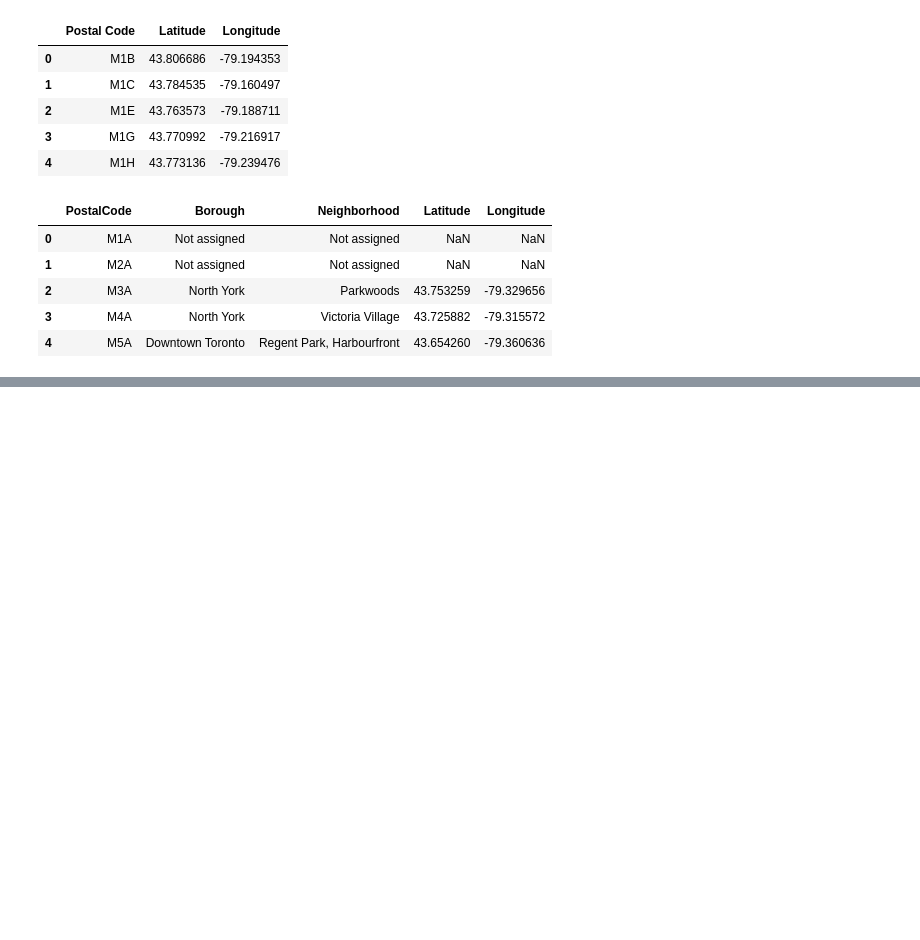
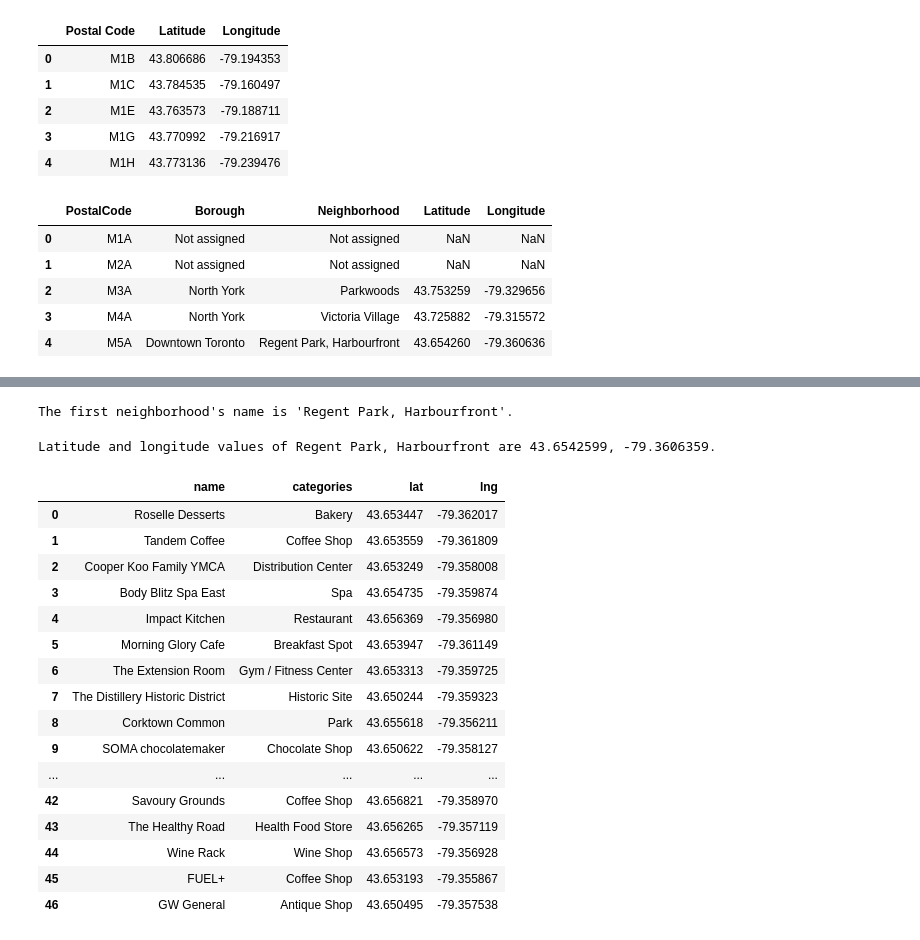
Before and after one commit to KaterinaJ/Coursera_Capstone, a Jupyter notebook: Segmenting and Clustering Neighborhoods.ipynb, the cells around one changed output, grey strips where cells are left out. Drawn from its saved outputs; the diff is of its cells as text; code cells hidden in the pictures; blank space fills up the shorter version.

```diff
--- a/Segmenting and Clustering Neighborhoods.ipynb
+++ b/Segmenting and Clustering Neighborhoods.ipynb
@@ -131,0 +168,3 @@ df_toronto.head()
+# %%
+df_toronto1 = df_toronto[df_toronto['Borough'].str.contains("Toronto")].reset_index(drop=True)
+df_toronto1.head()
@@ -131,0 +213,25 @@ df_toronto.head()
+# %%
+neighborhood_name = df_toronto1.loc[0, 'Neighborhood']
+print(f"The first neighborhood's name is '{neighborhood_name}'.")
+# %% [output]
+The first neighborhood's name is 'Regent Park, Harbourfront'.
+# %%
+neighborhood_latitude = df_toronto1.loc[0, 'Latitude']
+neighborhood_longitude = df_toronto1.loc[0, 'Longitude']
+
+print('Latitude and longitude values of {} are {}, {}.'.format(neighborhood_name,
+                                                               neighborhood_latitude,
+                                                               neighborhood_longitude))
+# %% [output]
+Latitude and longitude values of Regent Park, Harbourfront are 43.6542599, -79.3606359.
+# %%
+LIMIT = 100
+radius = 500
+url = 'https://api.foursquare.com/v2/venues/explore?&client_id={}&client_secret={}&v={}&ll={},{}&radius={}&limit={}'.format(
+    CLIENT_ID,
+    CLIENT_SECRET,
+    VERSION,
+    neighborhood_latitude,
+    neighborhood_longitude,
+    radius,
+    LIMIT)
@@ -131,0 +240,37 @@ df_toronto.head()
+# %%
+def get_category_type(row):
+    try:
+        categories_list = row['categories']
+    except:
+        categories_list = row['venue.categories']
+
+    if len(categories_list) == 0:
+        return None
+    else:
+        return categories_list[0]['name']
+# %%
+venues =  requests.get(url).json()["response"]['groups'][0]['items']
+nearby_venues = json_normalize(venues)
+filtered_columns = ['venue.name', 'venue.categories', 'venue.location.lat', 'venue.location.lng']
+nearby_venues =nearby_venues.loc[:, filtered_columns]
+nearby_venues['venue.categories'] = nearby_venues.apply(get_category_type, axis=1)
+nearby_venues.columns = [col.split(".")[-1] for col in nearby_venues.columns]
+nearby_venues
+# %% [output]
+|  | name | categories | lat | lng |
+| 0 | Roselle Desserts | Bakery | 43.653447 | -79.362017 |
+| 1 | Tandem Coffee | Coffee Shop | 43.653559 | -79.361809 |
+| 2 | Cooper Koo Family YMCA | Distribution Center | 43.653249 | -79.358008 |
+| 3 | Body Blitz Spa East | Spa | 43.654735 | -79.359874 |
+| 4 | Impact Kitchen | Restaurant | 43.656369 | -79.356980 |
+| 5 | Morning Glory Cafe | Breakfast Spot | 43.653947 | -79.361149 |
+| 6 | The Extension Room | Gym / Fitness Center | 43.653313 | -79.359725 |
+| 7 | The Distillery Historic District | Historic Site | 43.650244 | -79.359323 |
+| 8 | Corktown Common | Park | 43.655618 | -79.356211 |
+| 9 | SOMA chocolatemaker | Chocolate Shop | 43.650622 | -79.358127 |
+| ... | ... | ... | ... | ... |
+| 42 | Savoury Grounds | Coffee Shop | 43.656821 | -79.358970 |
+| 43 | The Healthy Road | Health Food Store | 43.656265 | -79.357119 |
+| 44 | Wine Rack | Wine Shop | 43.656573 | -79.356928 |
+| 45 | FUEL+ | Coffee Shop | 43.653193 | -79.355867 |
+| 46 | GW General | Antique Shop | 43.650495 | -79.357538 |
```
Also changed, not shown: parts of 22 cells of this notebook.
